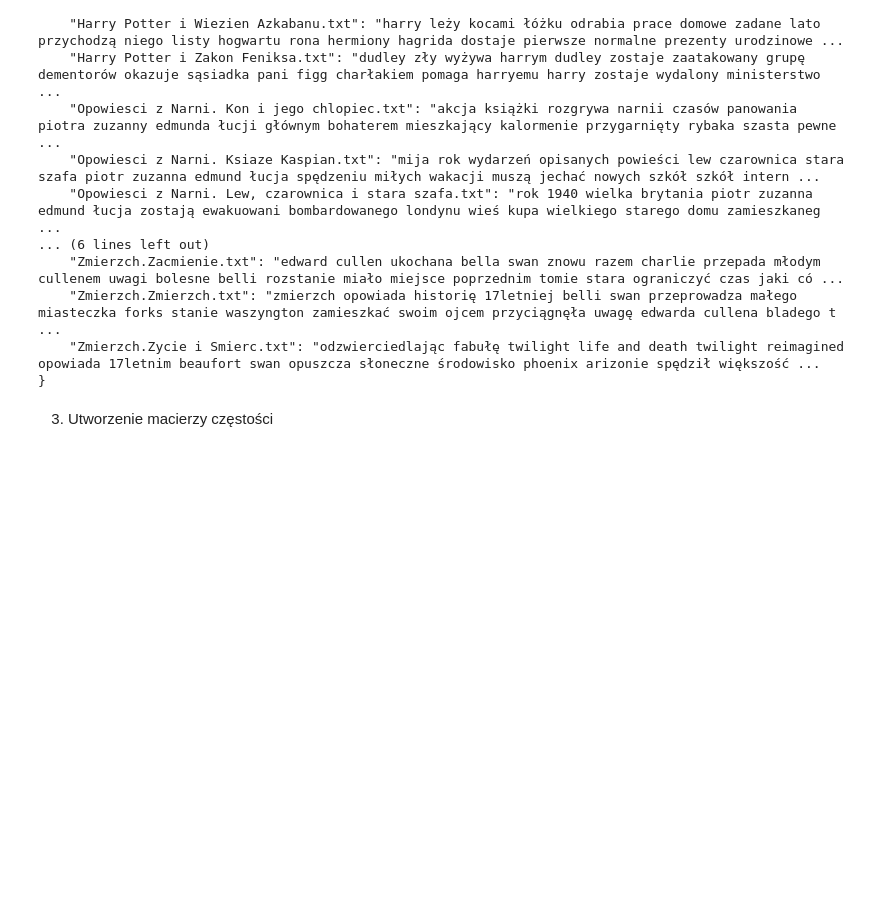
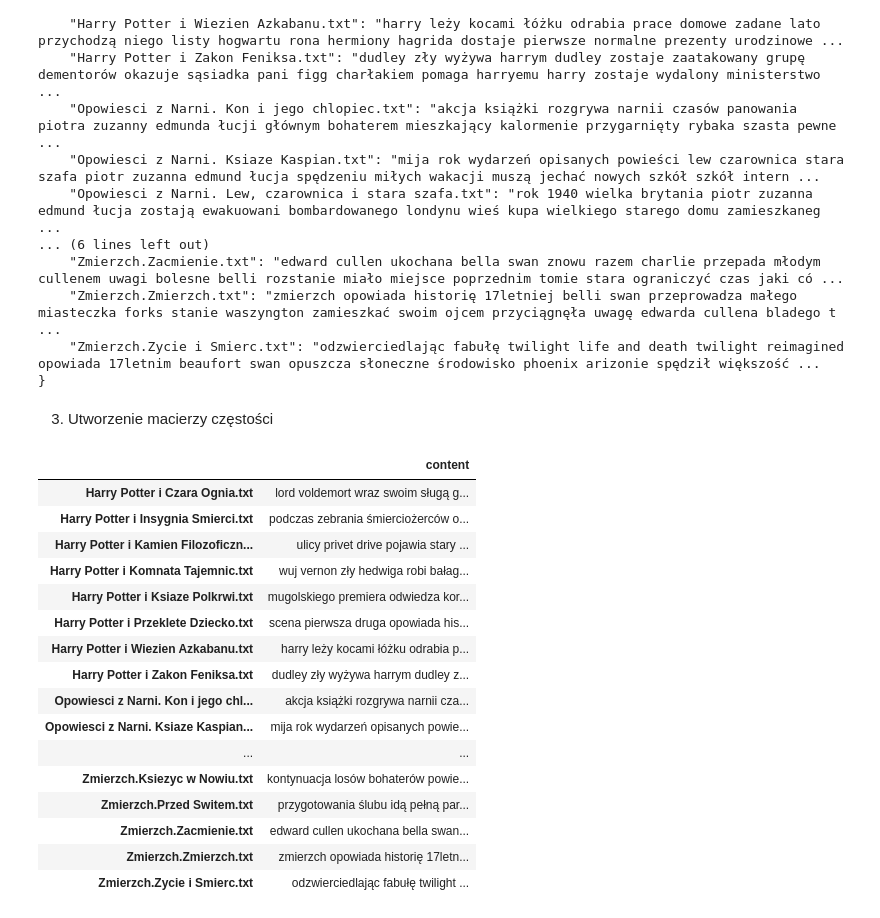
Before and after one commit to Ver0s/TextMining, a Jupyter notebook: text_mining.ipynb, the cells around one changed output. Cells and saved outputs as stored; diff of their text form; code cells hidden in the pictures; blank space fills up the shorter version.

```diff
--- a/text_mining.ipynb
+++ b/text_mining.ipynb
@@ -125,3 +125,25 @@ print(json.dumps(documents, indent=4, ensure_ascii=False))
 }
 # %% [markdown]
 3. Utworzenie macierzy częstości
+# %%
+docs = pd.DataFrame.from_dict(documents, orient='index')
+docs.columns = ['content']
+docs
+# %% [output]
+|  | content |
+| Harry Potter i Czara Ognia.txt | lord voldemort wraz swoim sługą g... |
+| Harry Potter i Insygnia Smierci.txt | podczas zebrania śmierciożerców o... |
+| Harry Potter i Kamien Filozoficzn... | ulicy privet drive pojawia stary ... |
+| Harry Potter i Komnata Tajemnic.txt | wuj vernon zły hedwiga robi bałag... |
+| Harry Potter i Ksiaze Polkrwi.txt | mugolskiego premiera odwiedza kor... |
+| Harry Potter i Przeklete Dziecko.txt | scena pierwsza druga opowiada his... |
+| Harry Potter i Wiezien Azkabanu.txt | harry leży kocami łóżku odrabia p... |
+| Harry Potter i Zakon Feniksa.txt | dudley zły wyżywa harrym dudley z... |
+| Opowiesci z Narni. Kon i jego chl... | akcja książki rozgrywa narnii cza... |
+| Opowiesci z Narni. Ksiaze Kaspian... | mija rok wydarzeń opisanych powie... |
+| ... | ... |
+| Zmierzch.Ksiezyc w Nowiu.txt | kontynuacja losów bohaterów powie... |
+| Zmierzch.Przed Switem.txt | przygotowania ślubu idą pełną par... |
+| Zmierzch.Zacmienie.txt | edward cullen ukochana bella swan... |
+| Zmierzch.Zmierzch.txt | zmierzch opowiada historię 17letn... |
+| Zmierzch.Zycie i Smierc.txt | odzwierciedlając fabułę twilight ... |
```
Also changed, not shown: parts of 4 cells of this notebook, 1 other file.
